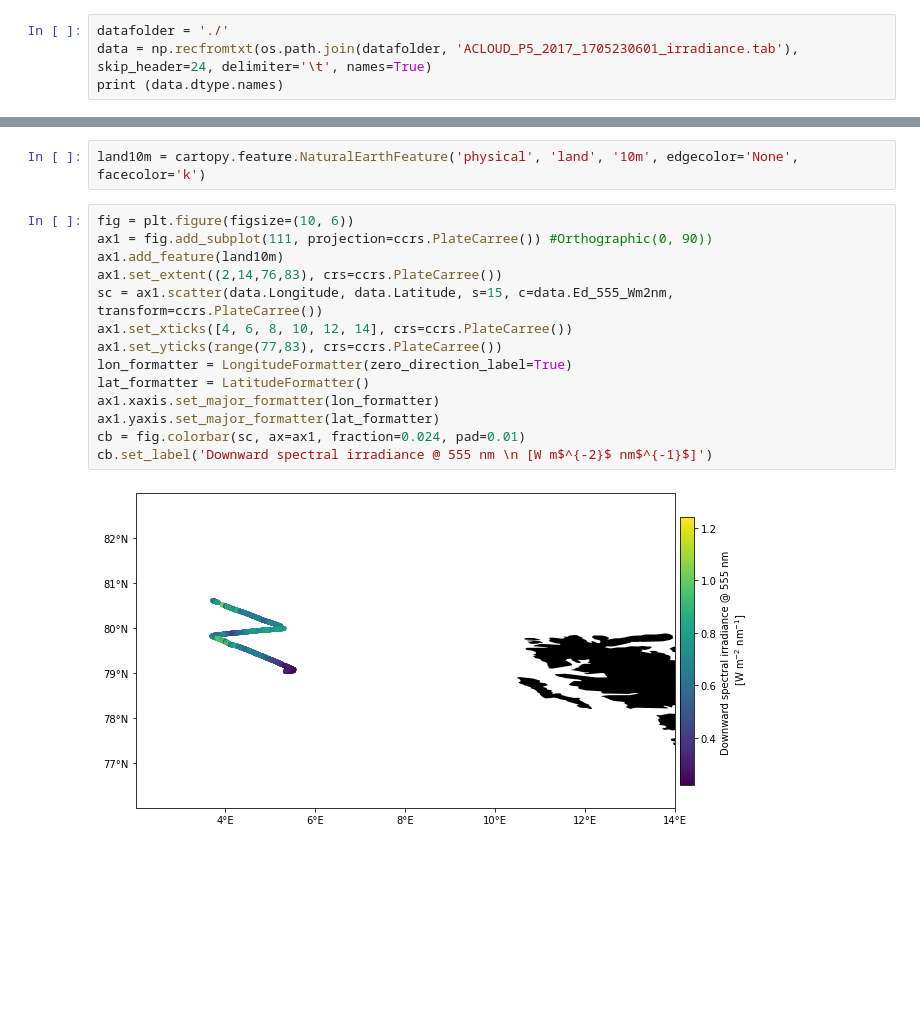
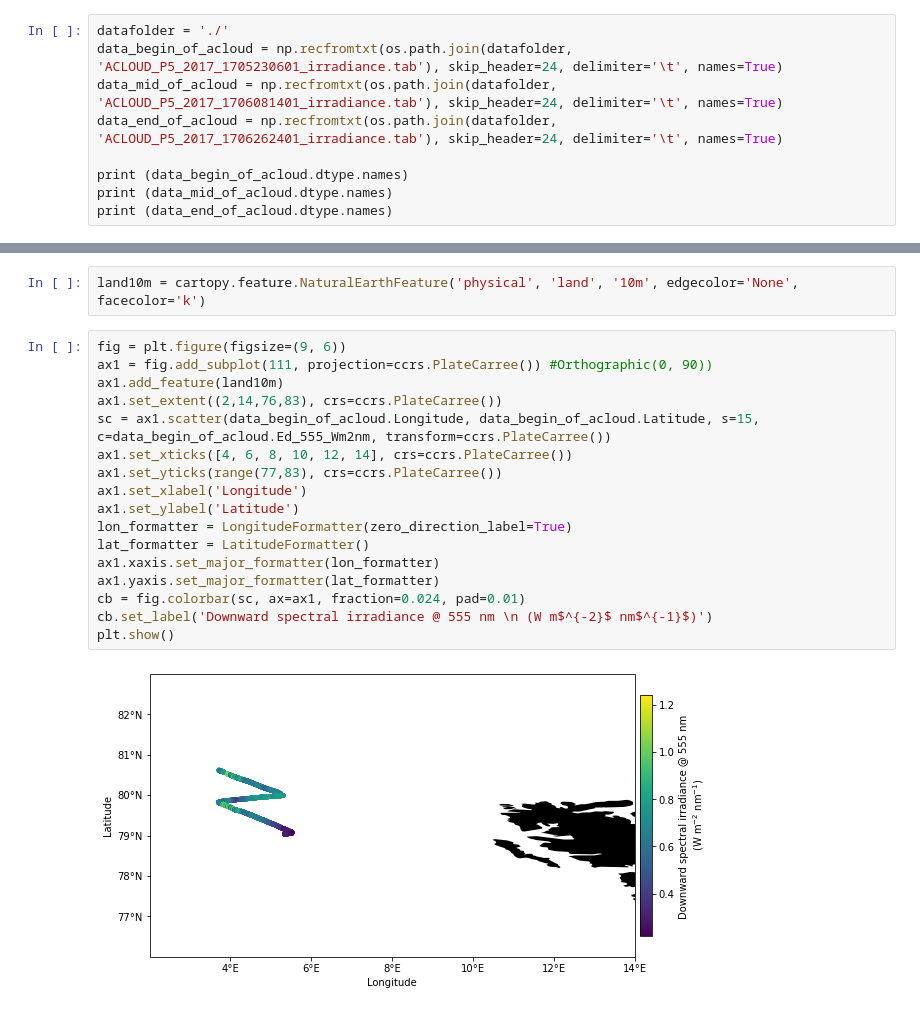
Before and after one commit to ac3-tr/ac3-notebooks, a Jupyter notebook: acloudirradiances_example.ipynb, the cells around one changed output, grey strips where cells are left out. Cells and saved outputs as stored; diff of their text form; blank space fills up the shorter version.

```diff
--- a/acloudirradiances_example.ipynb
+++ b/acloudirradiances_example.ipynb
@@ -49,6 +53,11 @@ The dataset can be downloaded via the DOI listed above and saved in the current
 # %%
 datafolder = './'
-data = np.recfromtxt(os.path.join(datafolder, 'ACLOUD_P5_2017_1705230601_irradiance.tab'), skip_header=24, delimiter='\t', names=True)
-print (data.dtype.names)
+data_begin_of_acloud = np.recfromtxt(os.path.join(datafolder, 'ACLOUD_P5_2017_1705230601_irradiance.tab'), skip_header=24, delimiter='\t', names=True)
+data_mid_of_acloud = np.recfromtxt(os.path.join(datafolder, 'ACLOUD_P5_2017_1706081401_irradiance.tab'), skip_header=24, delimiter='\t', names=True)
+data_end_of_acloud = np.recfromtxt(os.path.join(datafolder, 'ACLOUD_P5_2017_1706262401_irradiance.tab'), skip_header=24, delimiter='\t', names=True)
+
+print (data_begin_of_acloud.dtype.names)
+print (data_mid_of_acloud.dtype.names)
+print (data_end_of_acloud.dtype.names)
 # %% [output]
 ('Time_s', 'Longitude', 'Latitude', 'Altitude_m', 'Ed_555_Wm2nm', 'Eu_555_Wm2nm', 'Ed_645_Wm2nm', 'Eu_645_Wm2nm', 'Ed_1640_Wm2nm', 'Eu_1640_Wm2nm', 'Flag')
@@ -74,19 +91,22 @@ Using the Cartopy module, the data can be plotted as a function of latitude and
 # %%
 land10m = cartopy.feature.NaturalEarthFeature('physical', 'land', '10m', edgecolor='None', facecolor='k')
 # %%
-fig = plt.figure(figsize=(10, 6))
+fig = plt.figure(figsize=(9, 6))
 ax1 = fig.add_subplot(111, projection=ccrs.PlateCarree()) #Orthographic(0, 90))
 ax1.add_feature(land10m)
 ax1.set_extent((2,14,76,83), crs=ccrs.PlateCarree())
-sc = ax1.scatter(data.Longitude, data.Latitude, s=15, c=data.Ed_555_Wm2nm, transform=ccrs.PlateCarree())
+sc = ax1.scatter(data_begin_of_acloud.Longitude, data_begin_of_acloud.Latitude, s=15, c=data_begin_of_acloud.Ed_555_Wm2nm, transform=ccrs.PlateCarree())
 ax1.set_xticks([4, 6, 8, 10, 12, 14], crs=ccrs.PlateCarree())
 ax1.set_yticks(range(77,83), crs=ccrs.PlateCarree())
+ax1.set_xlabel('Longitude')
+ax1.set_ylabel('Latitude')
 lon_formatter = LongitudeFormatter(zero_direction_label=True)
 lat_formatter = LatitudeFormatter()
 ax1.xaxis.set_major_formatter(lon_formatter)
 ax1.yaxis.set_major_formatter(lat_formatter)
 cb = fig.colorbar(sc, ax=ax1, fraction=0.024, pad=0.01)
-cb.set_label('Downward spectral irradiance @ 555 nm \n [W m$^{-2}$ nm$^{-1}$]')
+cb.set_label('Downward spectral irradiance @ 555 nm \n (W m$^{-2}$ nm$^{-1}$)')
+plt.show()
 # %% [output]
-[figure, old version]
+[figure, new version]
 # %%
```
Also changed, not shown: parts of 9 cells of this notebook.
